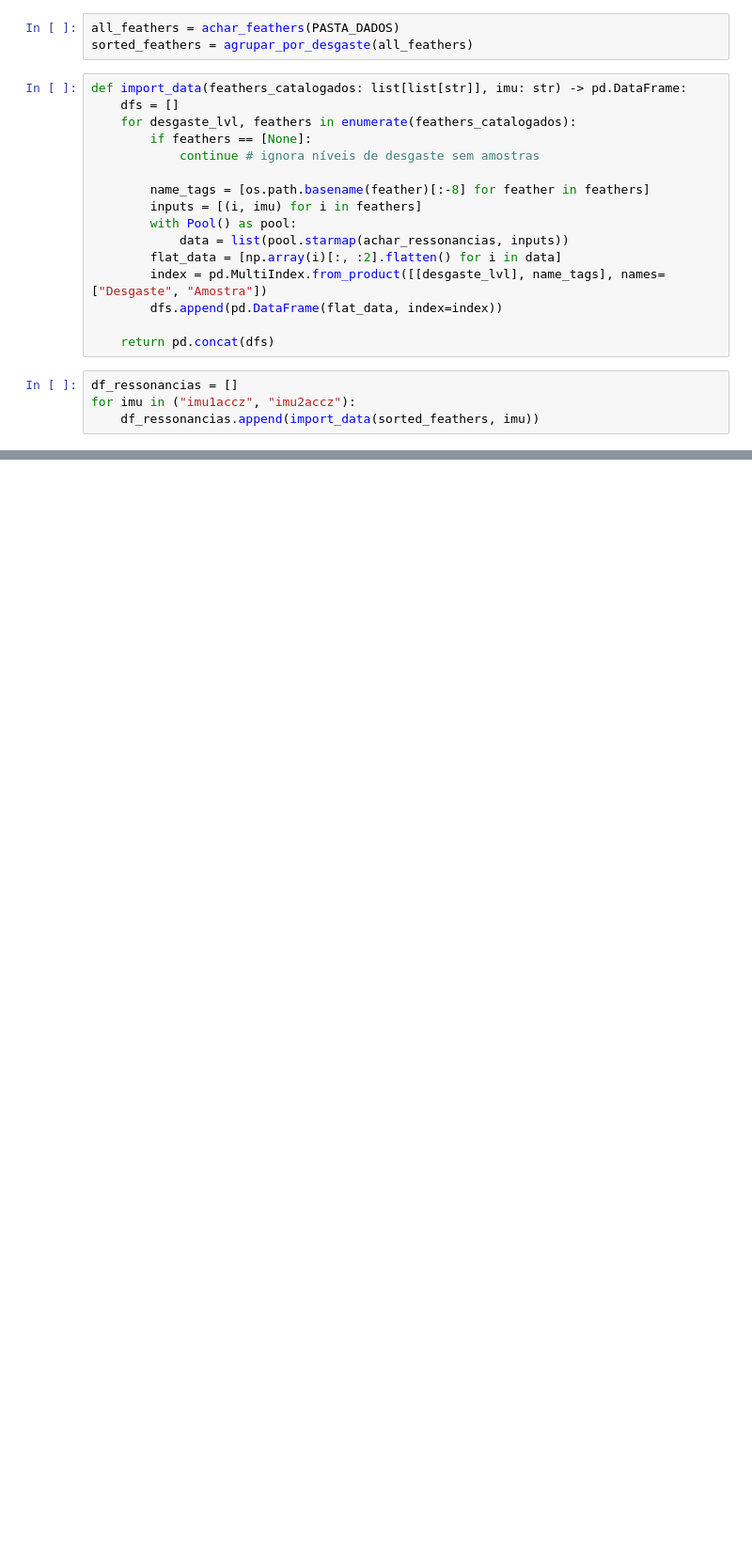
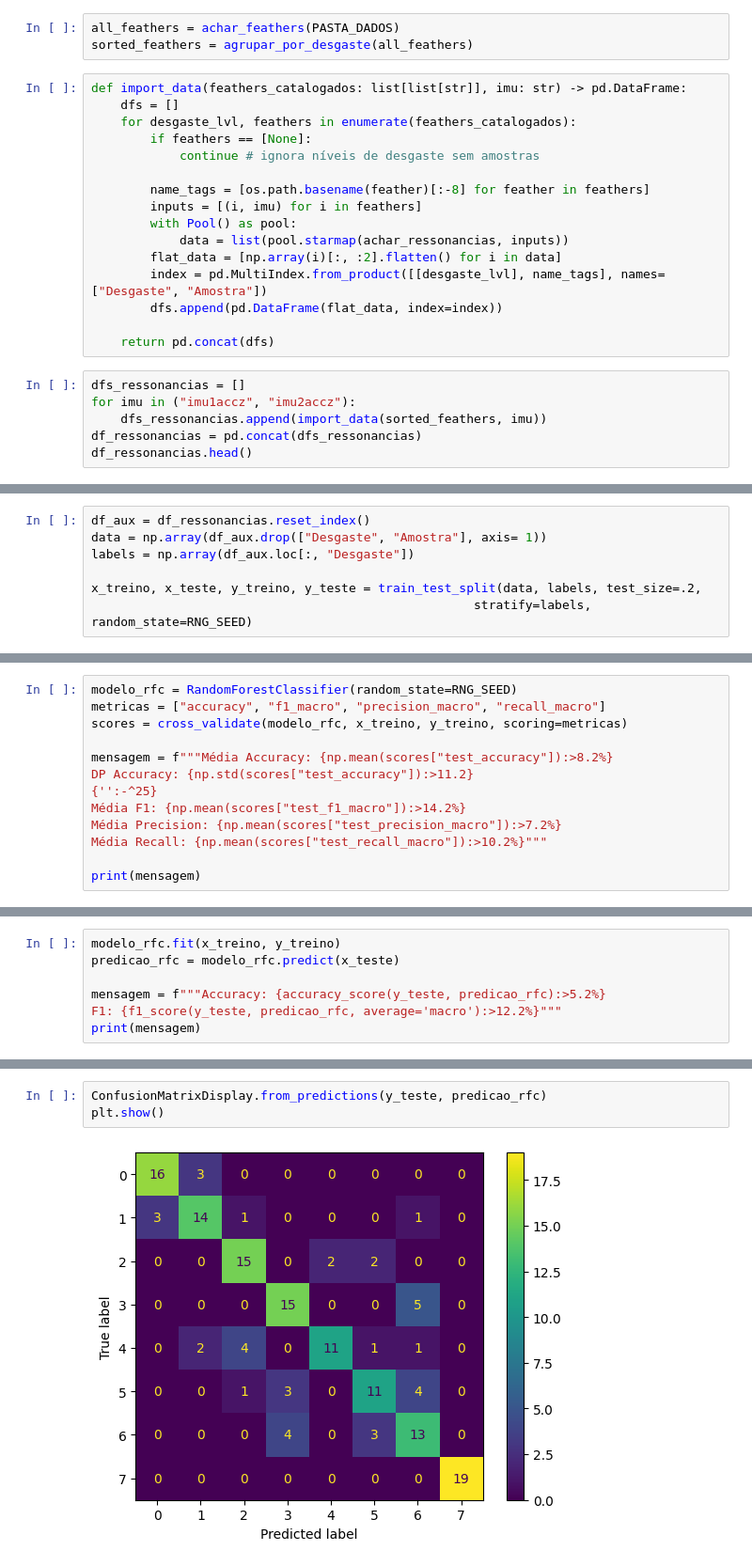
Before and after one commit to G4brielMartins/desgaste-viga, a Jupyter notebook: Ressonancias.ipynb, the cells around one changed output, grey strips where cells are left out. Shown: that part at 94% size. Drawn from its saved outputs; the diff is of its cells as text; blank space fills up the shorter version.

```diff
--- a/Ressonancias.ipynb
+++ b/Ressonancias.ipynb
@@ -28,6 +40,8 @@ def import_data(feathers_catalogados: list[list[str]], imu: str) -> pd.DataFrame
 
     return pd.concat(dfs)
 # %%
-df_ressonancias = []
+dfs_ressonancias = []
 for imu in ("imu1accz", "imu2accz"):
-    df_ressonancias.append(import_data(sorted_feathers, imu))
+    dfs_ressonancias.append(import_data(sorted_feathers, imu))
+df_ressonancias = pd.concat(dfs_ressonancias)
+df_ressonancias.head()
@@ -42,0 +67,7 @@ df_ressonancias[1].describe()
+# %%
+df_aux = df_ressonancias.reset_index()
+data = np.array(df_aux.drop(["Desgaste", "Amostra"], axis= 1))
+labels = np.array(df_aux.loc[:, "Desgaste"])
+
+x_treino, x_teste, y_treino, y_teste = train_test_split(data, labels, test_size=.2,
+                                                    stratify=labels, random_state=RNG_SEED)
@@ -42,0 +77,13 @@ df_ressonancias[1].describe()
+# %%
+modelo_rfc = RandomForestClassifier(random_state=RNG_SEED)
+metricas = ["accuracy", "f1_macro", "precision_macro", "recall_macro"]
+scores = cross_validate(modelo_rfc, x_treino, y_treino, scoring=metricas)
+
+mensagem = f"""Média Accuracy: {np.mean(scores["test_accuracy"]):>8.2%}
+DP Accuracy: {np.std(scores["test_accuracy"]):>11.2}
+{'':-^25}
+Média F1: {np.mean(scores["test_f1_macro"]):>14.2%}
+Média Precision: {np.mean(scores["test_precision_macro"]):>7.2%}
+Média Recall: {np.mean(scores["test_recall_macro"]):>10.2%}"""
+
+print(mensagem)
@@ -42,0 +97,7 @@ df_ressonancias[1].describe()
+# %%
+modelo_rfc.fit(x_treino, y_treino)
+predicao_rfc = modelo_rfc.predict(x_teste)
+
+mensagem = f"""Accuracy: {accuracy_score(y_teste, predicao_rfc):>5.2%}
+F1: {f1_score(y_teste, predicao_rfc, average='macro'):>12.2%}"""
+print(mensagem)
@@ -42,0 +107,5 @@ df_ressonancias[1].describe()
+# %%
+ConfusionMatrixDisplay.from_predictions(y_teste, predicao_rfc)
+plt.show()
+# %% [output]
+[figure, added]
```
Also changed, not shown: parts of 13 cells of this notebook, 1 other file.
